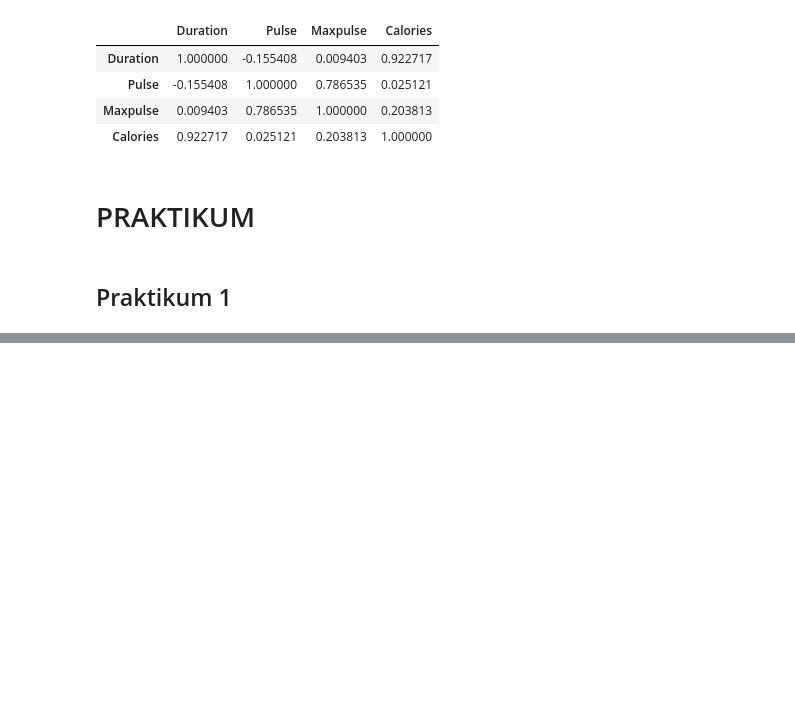
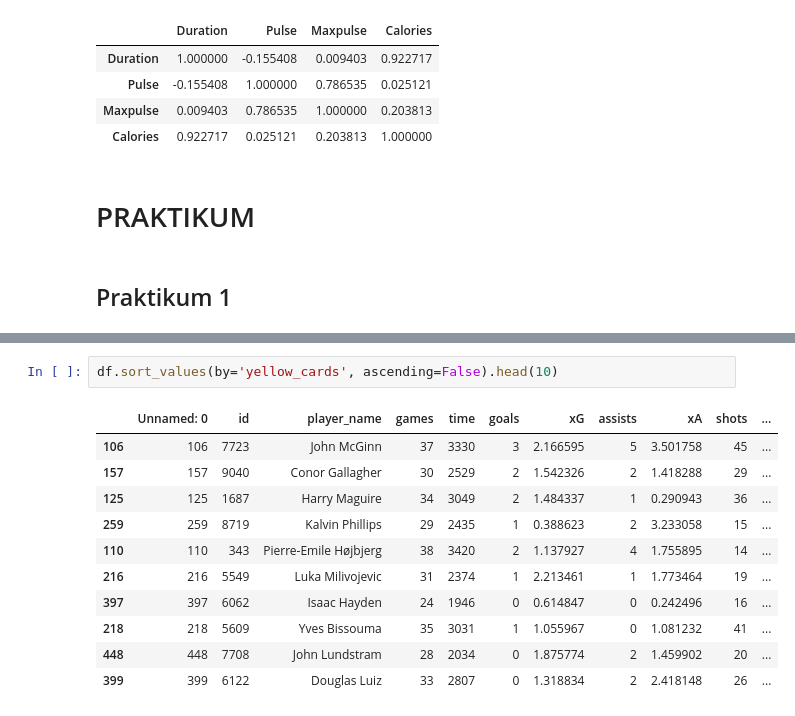
Before and after one commit to cantika-alff/2025_PBO_TI1B, a Jupyter notebook: JobsheetAI4.ipynb, the cells around one changed output, grey strips where cells are left out. Drawn from its saved outputs; the diff is of its cells as text; blank space fills up the shorter version.

```diff
--- a/JobsheetAI4.ipynb
+++ b/JobsheetAI4.ipynb
@@ -315,0 +444,14 @@ memory usage: 5.4 KB
+# %%
+df.sort_values(by='yellow_cards', ascending=False).head(10)
+# %% [output]
+|  | Unnamed: 0 | id | player_name | games | time | goals | xG | assists | xA | shots | ... |
+| 106 | 106 | 7723 | John McGinn | 37 | 3330 | 3 | 2.166595 | 5 | 3.501758 | 45 | ... |
+| 157 | 157 | 9040 | Conor Gallagher | 30 | 2529 | 2 | 1.542326 | 2 | 1.418288 | 29 | ... |
+| 125 | 125 | 1687 | Harry Maguire | 34 | 3049 | 2 | 1.484337 | 1 | 0.290943 | 36 | ... |
+| 259 | 259 | 8719 | Kalvin Phillips | 29 | 2435 | 1 | 0.388623 | 2 | 3.233058 | 15 | ... |
+| 110 | 110 | 343 | Pierre-Emile Højbjerg | 38 | 3420 | 2 | 1.137927 | 4 | 1.755895 | 14 | ... |
+| 216 | 216 | 5549 | Luka Milivojevic | 31 | 2374 | 1 | 2.213461 | 1 | 1.773464 | 19 | ... |
+| 397 | 397 | 6062 | Isaac Hayden | 24 | 1946 | 0 | 0.614847 | 0 | 0.242496 | 16 | ... |
+| 218 | 218 | 5609 | Yves Bissouma | 35 | 3031 | 1 | 1.055967 | 0 | 1.081232 | 41 | ... |
+| 448 | 448 | 7708 | John Lundstram | 28 | 2034 | 0 | 1.875774 | 2 | 1.459902 | 20 | ... |
+| 399 | 399 | 6122 | Douglas Luiz | 33 | 2807 | 0 | 1.318834 | 2 | 2.418148 | 26 | ... |
```
Also changed, not shown: parts of 9 cells of this notebook.
